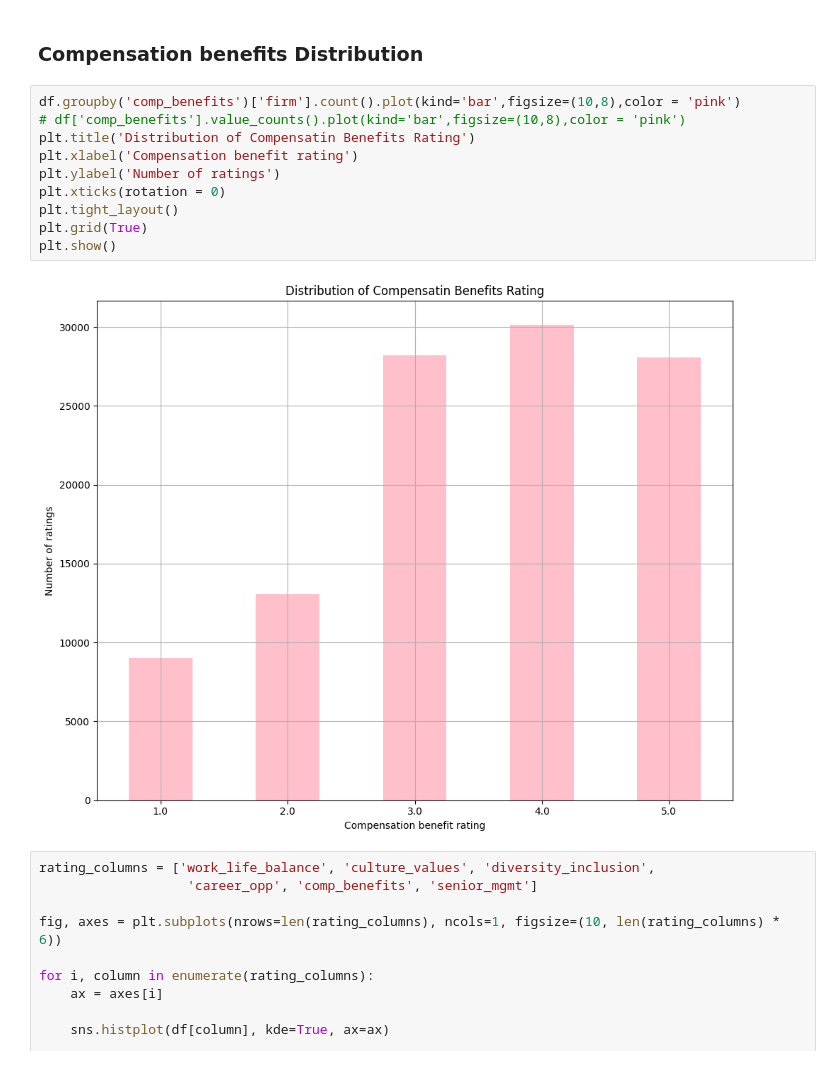
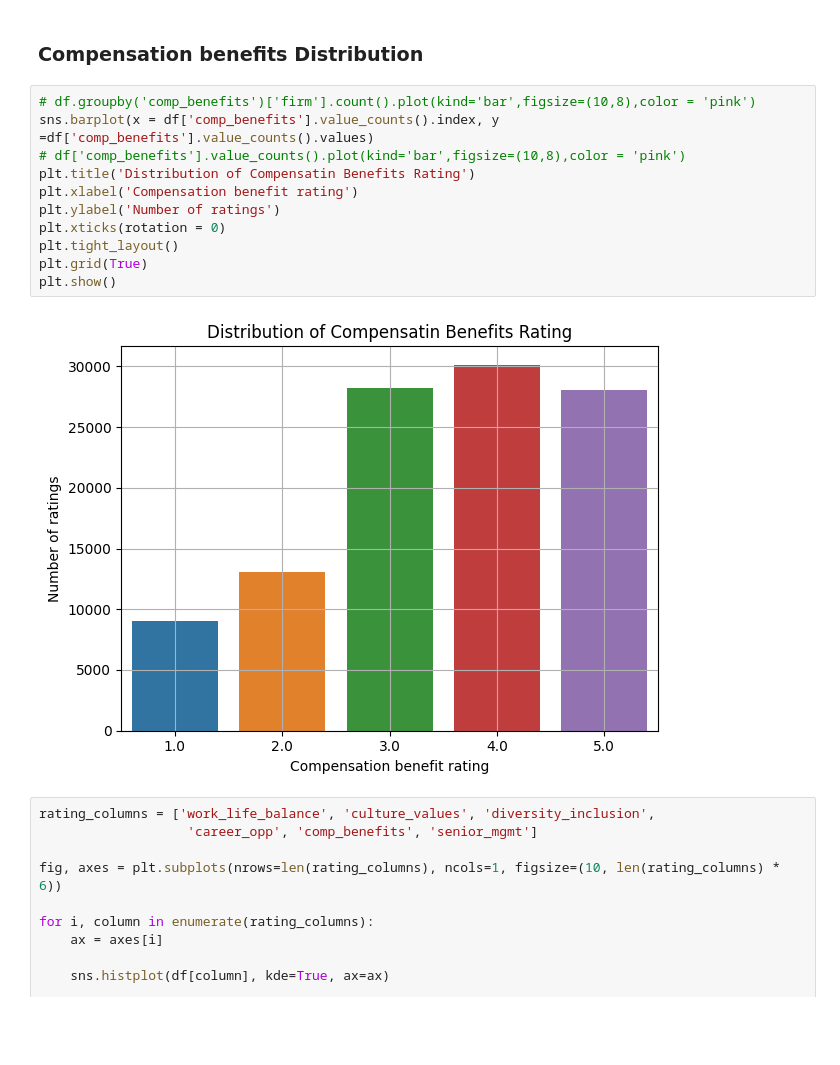
Before and after one commit to Jitesh117/glassdoor_data_analysis, a Jupyter notebook: analysis.ipynb, the cells around one changed output. Drawn from its saved outputs; the diff is of its cells as text; blank space fills up the shorter version.

```diff
--- a/analysis.ipynb
+++ b/analysis.ipynb
@@ -123,17 +125,18 @@ plt.show()
 # %% [markdown]
 ### Compensation benefits Distribution
 # %%
-df.groupby('comp_benefits')['firm'].count().plot(kind='bar',figsize=(10,8),color = 'pink')
+# df.groupby('comp_benefits')['firm'].count().plot(kind='bar',figsize=(10,8),color = 'pink')
+sns.barplot(x = df['comp_benefits'].value_counts().index, y =df['comp_benefits'].value_counts().values)
 # df['comp_benefits'].value_counts().plot(kind='bar',figsize=(10,8),color = 'pink')
 plt.title('Distribution of Compensatin Benefits Rating')
 plt.xlabel('Compensation benefit rating')
 plt.ylabel('Number of ratings')
 plt.xticks(rotation = 0)
 plt.tight_layout()
 plt.grid(True)
 plt.show()
 # %% [output]
-[figure, old version]
+[figure, new version]
 # %%
 rating_columns = ['work_life_balance', 'culture_values', 'diversity_inclusion',
                    'career_opp', 'comp_benefits', 'senior_mgmt']
```
Also changed, not shown: parts of 8 cells of this notebook, 1 other file.
